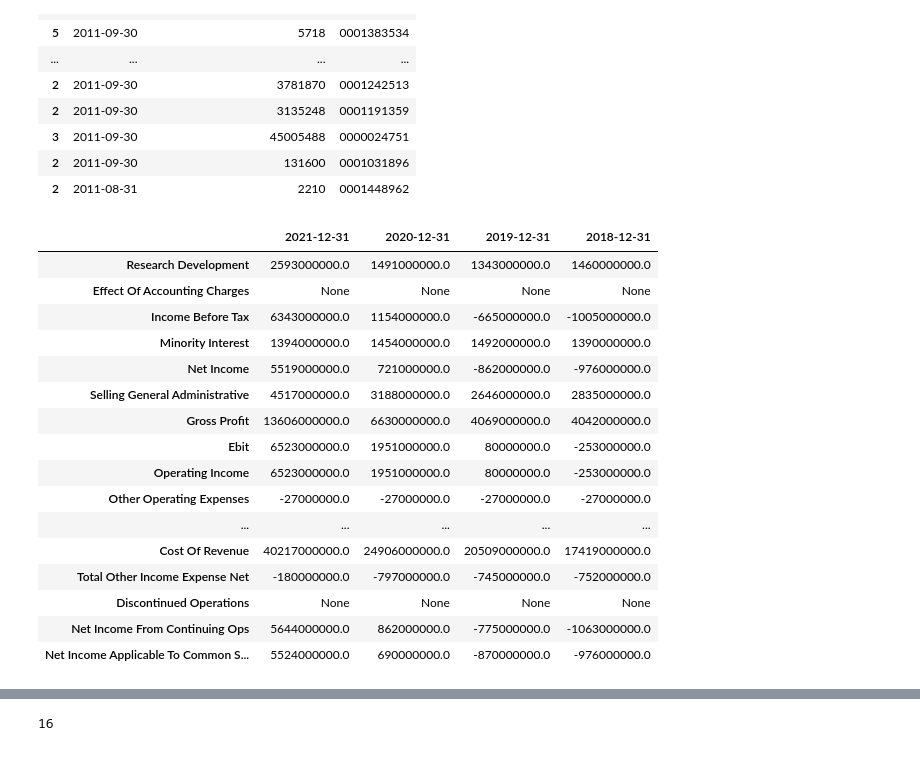
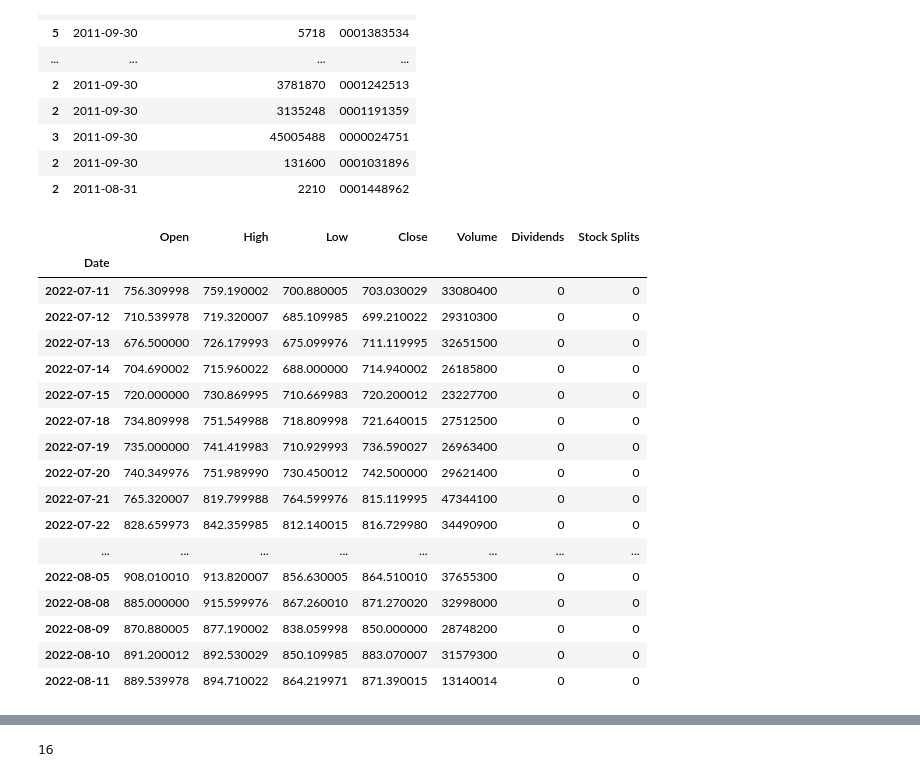
Before and after one commit to zpollats/LongTermStockPerformancePrediction, a Jupyter notebook: working_notebook.ipynb, the cells around one changed output, grey strips where cells are left out. Drawn from its saved outputs; the diff is of its cells as text; code cells hidden in the pictures.

```diff
--- a/working_notebook.ipynb
+++ b/working_notebook.ipynb
@@ -627,20 +645,21 @@ tsla = yf.Ticker('TSLA')
 # %%
-tsla.financials
+tsla.history()
 # %% [output]
-|  | 2021-12-31 | 2020-12-31 | 2019-12-31 | 2018-12-31 |
-| Research Development | 2593000000.0 | 1491000000.0 | 1343000000.0 | 1460000000.0 |
-| Effect Of Accounting Charges | None | None | None | None |
-| Income Before Tax | 6343000000.0 | 1154000000.0 | -665000000.0 | -1005000000.0 |
-| Minority Interest | 1394000000.0 | 1454000000.0 | 1492000000.0 | 1390000000.0 |
-| Net Income | 5519000000.0 | 721000000.0 | -862000000.0 | -976000000.0 |
-| Selling General Administrative | 4517000000.0 | 3188000000.0 | 2646000000.0 | 2835000000.0 |
-| Gross Profit | 13606000000.0 | 6630000000.0 | 4069000000.0 | 4042000000.0 |
-| Ebit | 6523000000.0 | 1951000000.0 | 80000000.0 | -253000000.0 |
-| Operating Income | 6523000000.0 | 1951000000.0 | 80000000.0 | -253000000.0 |
-| Other Operating Expenses | -27000000.0 | -27000000.0 | -27000000.0 | -27000000.0 |
-| ... | ... | ... | ... | ... |
-| Cost Of Revenue | 40217000000.0 | 24906000000.0 | 20509000000.0 | 17419000000.0 |
-| Total Other Income Expense Net | -180000000.0 | -797000000.0 | -745000000.0 | -752000000.0 |
-| Discontinued Operations | None | None | None | None |
-| Net Income From Continuing Ops | 5644000000.0 | 862000000.0 | -775000000.0 | -1063000000.0 |
-| Net Income Applicable To Common S... | 5524000000.0 | 690000000.0 | -870000000.0 | -976000000.0 |
+|  | Open | High | Low | Close | Volume | Dividends | Stock Splits |
+| Date |  |  |  |  |  |  |  |
+| 2022-07-11 | 756.309998 | 759.190002 | 700.880005 | 703.030029 | 33080400 | 0 | 0 |
+| 2022-07-12 | 710.539978 | 719.320007 | 685.109985 | 699.210022 | 29310300 | 0 | 0 |
+| 2022-07-13 | 676.500000 | 726.179993 | 675.099976 | 711.119995 | 32651500 | 0 | 0 |
+| 2022-07-14 | 704.690002 | 715.960022 | 688.000000 | 714.940002 | 26185800 | 0 | 0 |
+| 2022-07-15 | 720.000000 | 730.869995 | 710.669983 | 720.200012 | 23227700 | 0 | 0 |
+| 2022-07-18 | 734.809998 | 751.549988 | 718.809998 | 721.640015 | 27512500 | 0 | 0 |
+| 2022-07-19 | 735.000000 | 741.419983 | 710.929993 | 736.590027 | 26963400 | 0 | 0 |
+| 2022-07-20 | 740.349976 | 751.989990 | 730.450012 | 742.500000 | 29621400 | 0 | 0 |
+| 2022-07-21 | 765.320007 | 819.799988 | 764.599976 | 815.119995 | 47344100 | 0 | 0 |
+| 2022-07-22 | 828.659973 | 842.359985 | 812.140015 | 816.729980 | 34490900 | 0 | 0 |
+| ... | ... | ... | ... | ... | ... | ... | ... |
+| 2022-08-05 | 908.010010 | 913.820007 | 856.630005 | 864.510010 | 37655300 | 0 | 0 |
+| 2022-08-08 | 885.000000 | 915.599976 | 867.260010 | 871.270020 | 32998000 | 0 | 0 |
+| 2022-08-09 | 870.880005 | 877.190002 | 838.059998 | 850.000000 | 28748200 | 0 | 0 |
+| 2022-08-10 | 891.200012 | 892.530029 | 850.109985 | 883.070007 | 31579300 | 0 | 0 |
+| 2022-08-11 | 889.539978 | 894.710022 | 864.219971 | 871.390015 | 13140014 | 0 | 0 |
```
Also changed, not shown: parts of 9 cells of this notebook.
